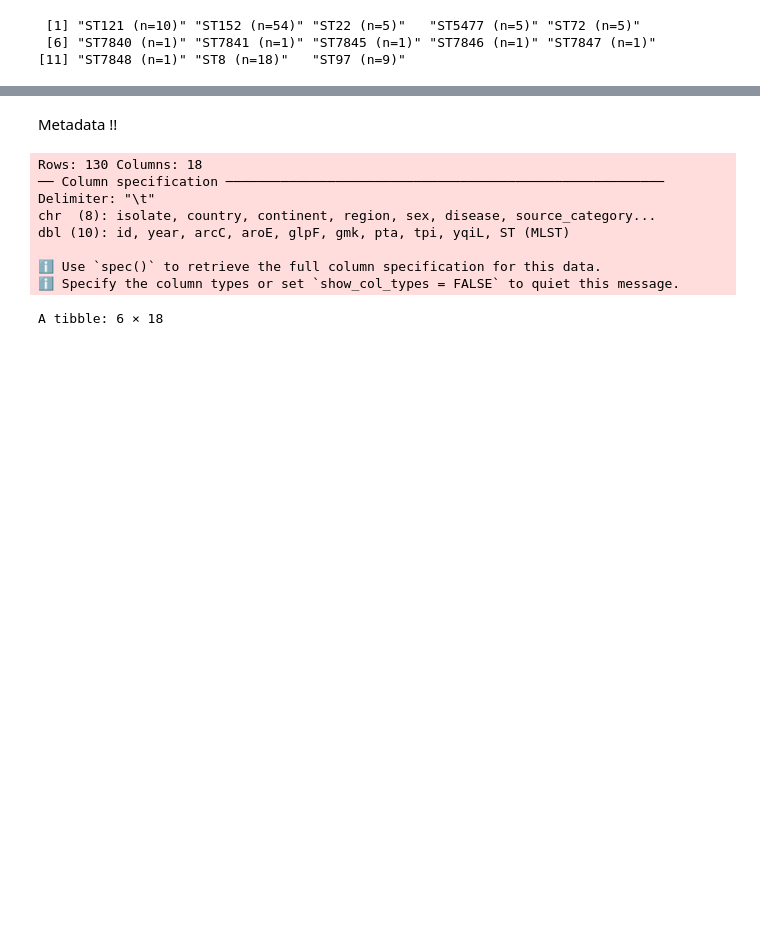
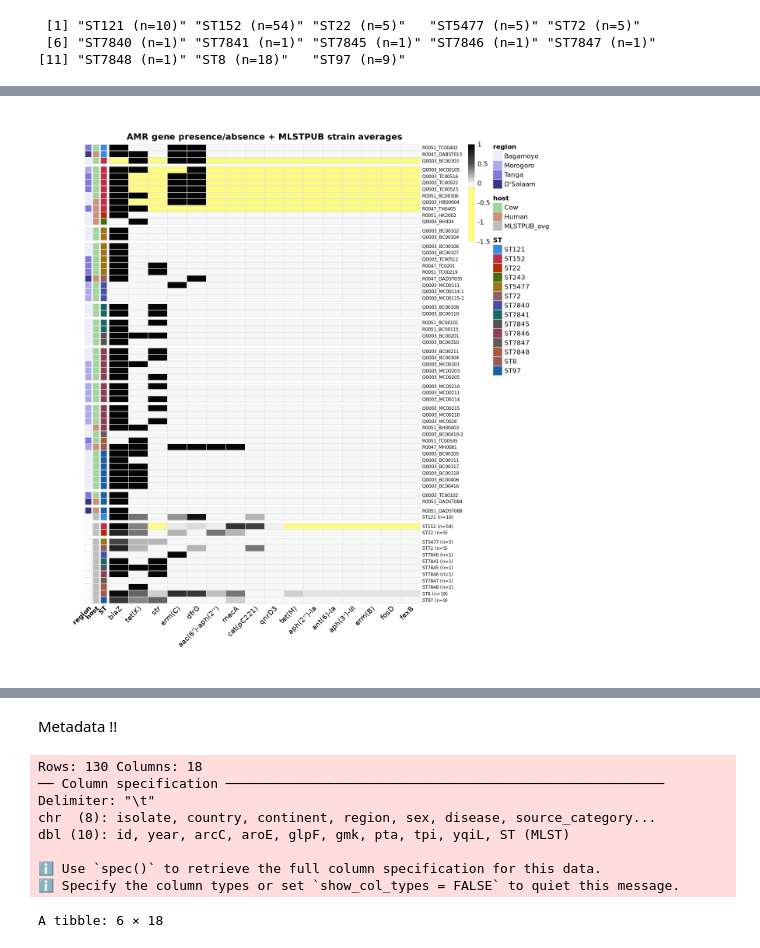
Before and after one commit to andregodinhodtu/23262_infectious_disease_project, a Jupyter notebook: source/analysis/kmer_mlst_resfinder.ipynb, the cells around one changed output, grey strips where cells are left out. Saved outputs shown, nothing was run; the diff lists cells and outputs as text; code cells hidden in the pictures; blank space fills up the shorter version.

Commit message:
final figures

```diff
--- a/source/analysis/kmer_mlst_resfinder.ipynb
+++ b/source/analysis/kmer_mlst_resfinder.ipynb
@@ -1165,0 +1036,71 @@ pheatmap(
+# %%
+annot_row_combined <- bind_rows(annot_row, strain_annot) |>
+  mutate(
+    host   = as.character(host),
+    ST     = as.character(ST),
+    region = as.character(region),
+    host_order = case_when(
+      host == "MLSTPUB_avg" ~ 2L,
+      TRUE ~ 1L
+    )
+  ) |>
+  arrange(ST, host_order, host) |>
+  select(-host_order)
+
+annot_row_combined <- annot_row_combined |>
+  mutate(
+    host = as.character(host),
+    ST = as.character(ST),
+    region = as.character(region)
+  )
+
+ann_colors_combined <- list(
+  ST = st_cols,
+  host = c(
+    "Cow" = "#a0d69c",
+    "Human" = "#c9937b",
+    "MLSTPUB_avg" = "#bdbdbd"
+  ),
+  region = c(
+    "Bagamoyo" = "#EEEDFE",
+    "Morogoro" = "#AFA9EC",
+    "Tanga" = "#7F77DD",
+    "D'Salaam" = "#3C3489"
+  )
+)
+
+# make sure matrix is numeric
+pa_combined <- as.matrix(pa_combined)
+storage.mode(pa_combined) <- "numeric"
+
+# make ST152 empty cells light yellow
+pa_highlighted <- pa_combined
+st152_rows <- rownames(annot_row_combined)[annot_row_combined$ST == "ST152"]
+
+tmp <- pa_highlighted[st152_rows, , drop = FALSE]
+tmp[tmp == 0] <- -1
+pa_highlighted[st152_rows, ] <- tmp
+
+pheatmap(
+  pa_highlighted,
+  annotation_row    = annot_row_combined,
+  annotation_colors = ann_colors_combined,
+  cluster_rows      = FALSE,
+  cluster_cols      = FALSE,
+  gaps_row          = gap_pos_combined,
+  color             = c("#fcfa83", colorRampPalette(c("#F7F7F7", "#545555", "#050505"))(100)),
+  breaks            = c(-1.5, -0.1, seq(0, 1, length.out = 101)),
+  border_color      = "grey90",
+  cellwidth         = 30,
+  cellheight        = 10,
+  fontsize_row      = 7,
+  fontsize_col      = 11,
+  angle_col         = 45,
+  legend            = TRUE,
+  main              = "AMR gene presence/absence + MLSTPUB strain averages",
+  width             = 14,
+  height            = 18,
+  silent            = FALSE
+)
+# %% [output]
+[figure, added]
```
Also changed, not shown: parts of 10 cells of this notebook, 5 other files.
